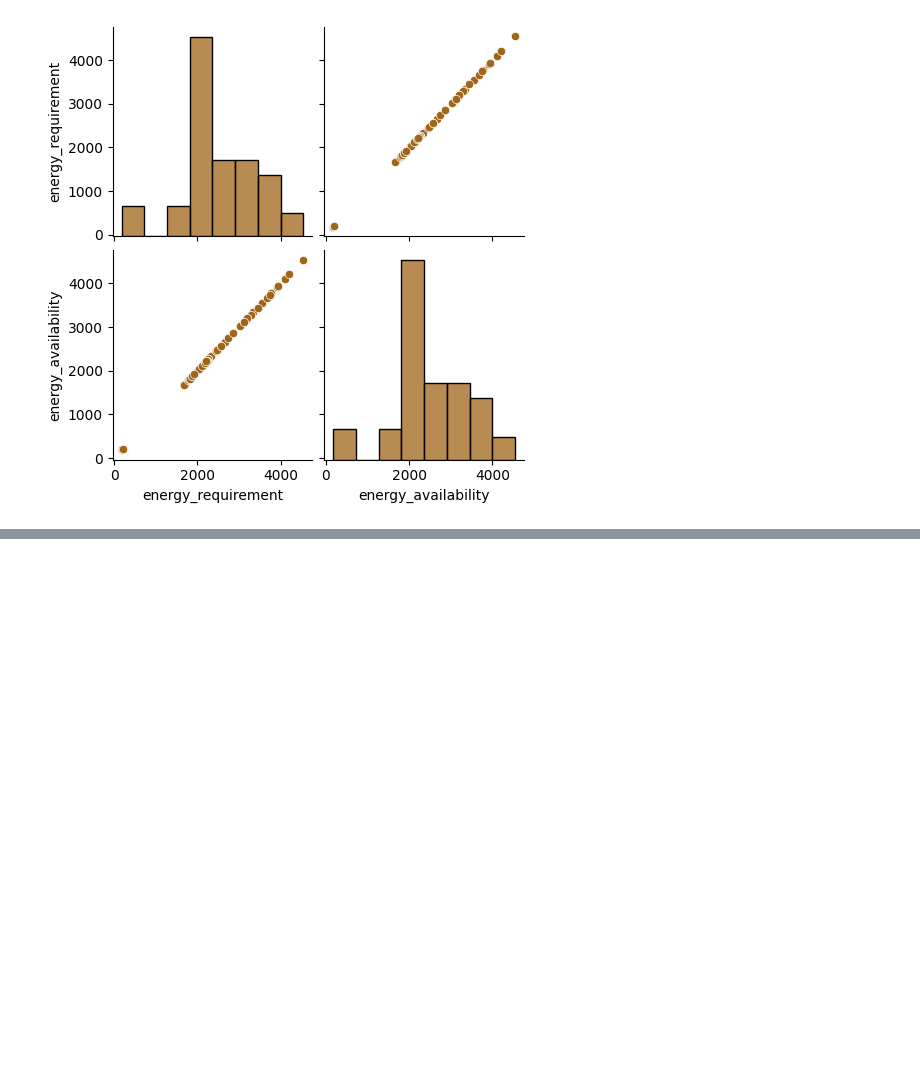
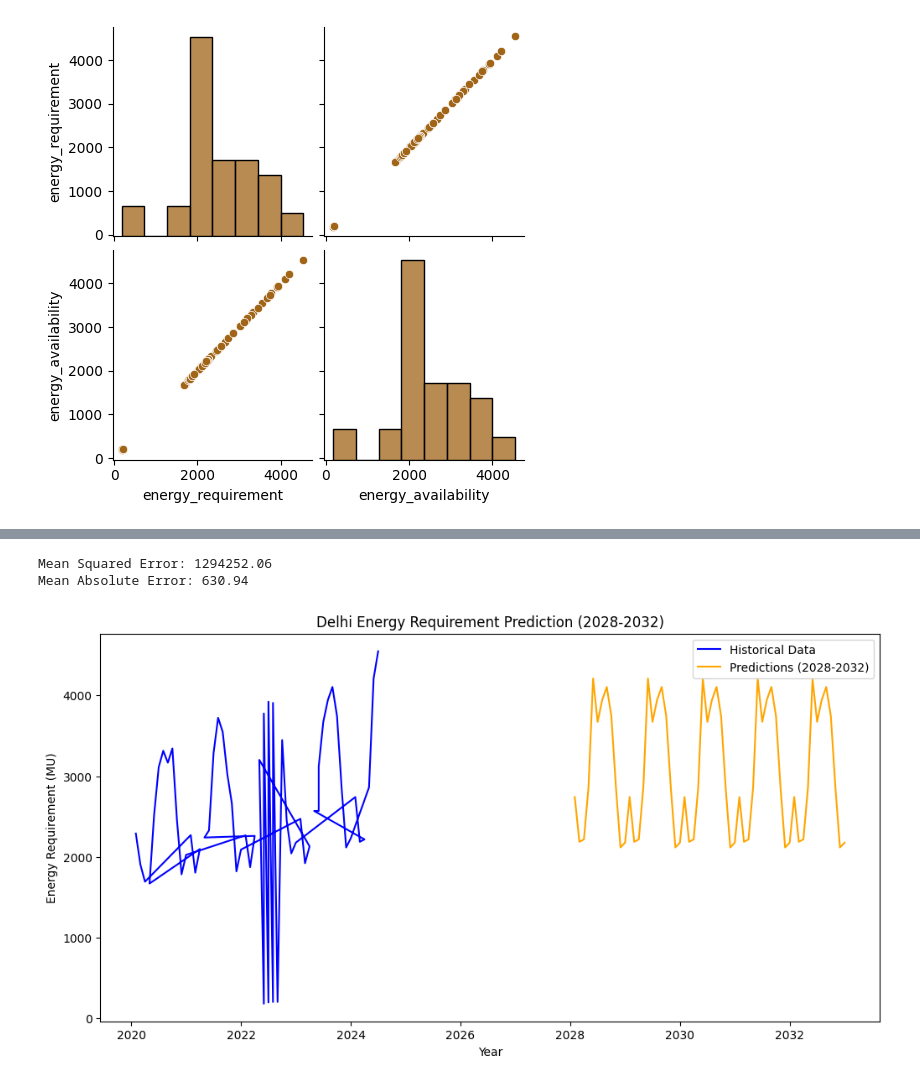
Before and after one commit to debargooo/sih_project, a Jupyter notebook: src/delhi_peak_projection.ipynb, the cells around one changed output, grey strips where cells are left out. Cells and saved outputs as stored; diff of their text form; code cells hidden in the pictures; blank space fills up the shorter version.

Commit message:
model improved

```diff
--- a/src/delhi_peak_projection.ipynb
+++ b/src/delhi_peak_projection.ipynb
@@ -188,0 +87,58 @@ Epoch 7/50
+# %%
+from sklearn.tree import DecisionTreeRegressor
+from sklearn.model_selection import train_test_split
+from sklearn.metrics import mean_squared_error, mean_absolute_error
+import numpy as np
+import matplotlib.pyplot as plt
+import pandas as pd
+
+delhi_df['Year'] = pd.to_datetime(delhi_df['Month'], format='%b-%Y').dt.year
+delhi_df['Month_num'] = pd.to_datetime(delhi_df['Month'], format='%b-%Y').dt.month
+
+# Features (Month and Year) and Target (energy_requirement)
+X = delhi_df[['Year', 'Month_num']]
+y = delhi_df['energy_requirement']
+
+# Split data into training and testing sets
+X_train, X_test, y_train, y_test = train_test_split(X, y, test_size=0.2, random_state=42)
+
+# Train a Decision Tree Regressor
+model = DecisionTreeRegressor(random_state=42)
+model.fit(X_train, y_train)
+
+# Evaluate the model
+y_pred = model.predict(X_test)
+mse = mean_squared_error(y_test, y_pred)
+mae = mean_absolute_error(y_test, y_pred)
+print(f"Mean Squared Error: {mse:.2f}")
+print(f"Mean Absolute Error: {mae:.2f}")
+
+# Predict future requirements for 2028-2032
+future_years = range(2028, 2033)
+future_months = range(1, 13)
+future_data = pd.DataFrame([(year, month) for year in future_years for month in future_months],
+                           columns=['Year', 'Month_num'])
+
+# Predict using the trained model
+future_predictions = model.predict(future_data)
+
+# Create a DataFrame for future predictions
+future_df = pd.DataFrame({
+    'Year': future_data['Year'],
+    'Month': future_data['Month_num'],
+    'Predicted_energy_requirement': future_predictions
+})
+
+# Plot the results
+plt.figure(figsize=(12, 6))
+plt.plot(delhi_df['Year'] + delhi_df['Month_num'] / 12.0, delhi_df['energy_requirement'], label="Historical Data", color='blue')
+plt.plot(future_df['Year'] + future_df['Month'] / 12.0, future_df['Predicted_energy_requirement'], label="Predictions (2028-2032)", color='orange')
+plt.title("Delhi Energy Requirement Prediction (2028-2032)")
+plt.xlabel("Year")
+plt.ylabel("Energy Requirement (MU)")
+plt.legend()
+plt.show()
+# %% [output]
+Mean Squared Error: 1294252.06
+Mean Absolute Error: 630.94
+[figure, added]
```
Also changed, not shown: parts of 1 cell of this notebook.
